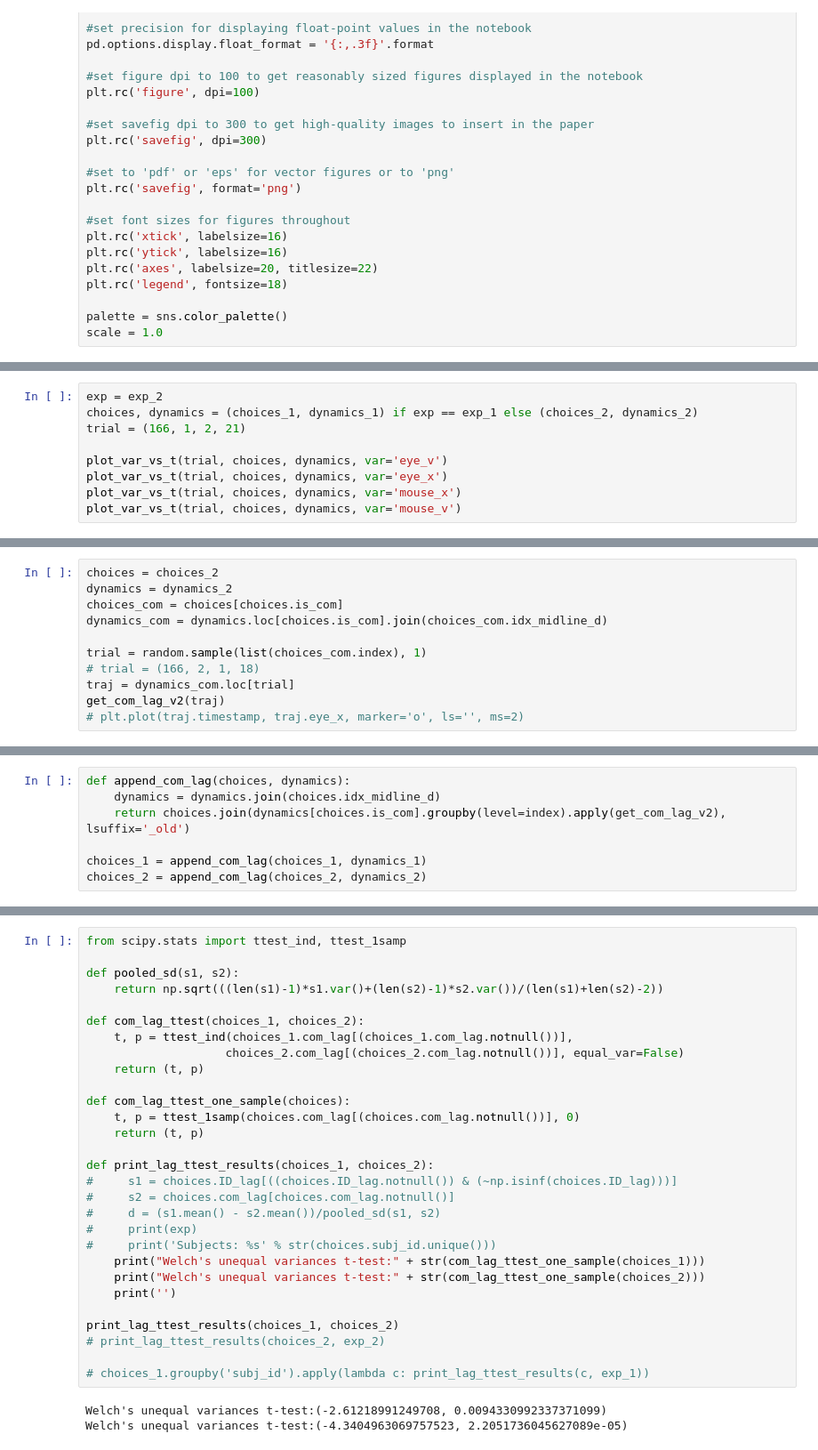
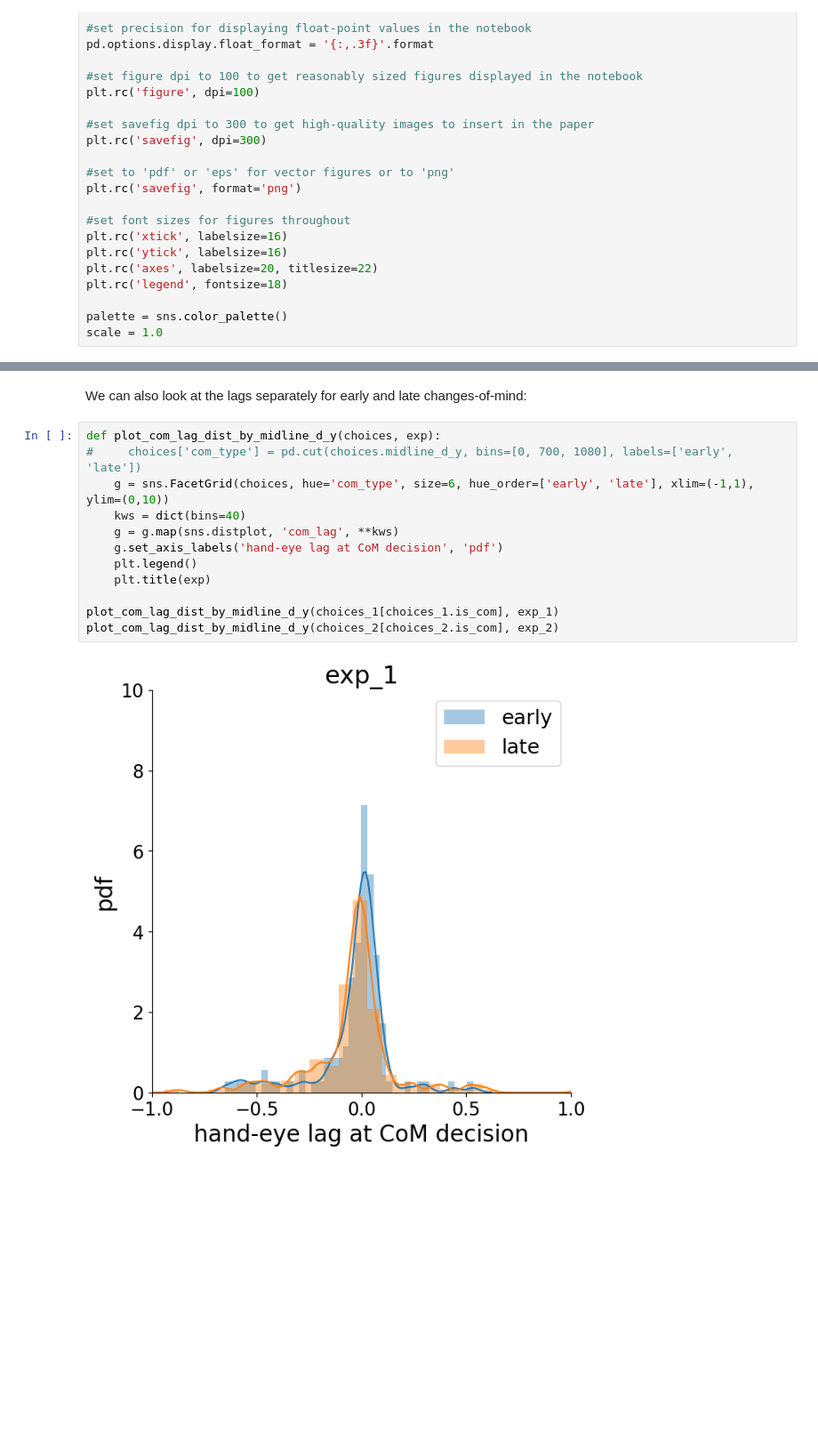
Before and after one commit to cherepaha/eyehandrdk, a Jupyter notebook: eye_hand_lags.ipynb, the cells around one changed output, grey strips where cells are left out. Shown at 89% size. Saved outputs shown, nothing was run; the diff lists cells and outputs as text; blank space fills up the shorter version.

```diff
--- a/eye_hand_lags.ipynb
+++ b/eye_hand_lags.ipynb
@@ -206,9 +40,0 @@ Three strategies to deal with this:
-# %%
-exp = exp_2
-choices, dynamics = (choices_1, dynamics_1) if exp == exp_1 else (choices_2, dynamics_2)
-trial = (166, 1, 2, 21)
-
-plot_var_vs_t(trial, choices, dynamics, var='eye_v')
-plot_var_vs_t(trial, choices, dynamics, var='eye_x')
-plot_var_vs_t(trial, choices, dynamics, var='mouse_x')
-plot_var_vs_t(trial, choices, dynamics, var='mouse_v')
@@ -398,11 +74,0 @@ def get_com_lag_v2(trajectory):
-# %%
-choices = choices_2
-dynamics = dynamics_2
-choices_com = choices[choices.is_com]
-dynamics_com = dynamics.loc[choices.is_com].join(choices_com.idx_midline_d)
-
-trial = random.sample(list(choices_com.index), 1)
-# trial = (166, 2, 1, 18)
-traj = dynamics_com.loc[trial]
-get_com_lag_v2(traj)
-# plt.plot(traj.timestamp, traj.eye_x, marker='o', ls='', ms=2)
@@ -417,7 +74,0 @@ dtype: float64
-# %%
-def append_com_lag(choices, dynamics):
-    dynamics = dynamics.join(choices.idx_midline_d)
-    return choices.join(dynamics[choices.is_com].groupby(level=index).apply(get_com_lag_v2), lsuffix='_old')
-
-choices_1 = append_com_lag(choices_1, dynamics_1)
-choices_2 = append_com_lag(choices_2, dynamics_2)
@@ -461,32 +75,16 @@ print(choices_1[choices_1.com_lag>-0.6].com_lag.mean())
-# %%
-from scipy.stats import ttest_ind, ttest_1samp
-
-def pooled_sd(s1, s2):
-    return np.sqrt(((len(s1)-1)*s1.var()+(len(s2)-1)*s2.var())/(len(s1)+len(s2)-2))
-
-def com_lag_ttest(choices_1, choices_2):
-    t, p = ttest_ind(choices_1.com_lag[(choices_1.com_lag.notnull())],
-                    choices_2.com_lag[(choices_2.com_lag.notnull())], equal_var=False)
-    return (t, p)
-
-def com_lag_ttest_one_sample(choices):
-    t, p = ttest_1samp(choices.com_lag[(choices.com_lag.notnull())], 0)
-    return (t, p)
-
-def print_lag_ttest_results(choices_1, choices_2):
-#     s1 = choices.ID_lag[((choices.ID_lag.notnull()) & (~np.isinf(choices.ID_lag)))]
-#     s2 = choices.com_lag[choices.com_lag.notnull()]
-#     d = (s1.mean() - s2.mean())/pooled_sd(s1, s2)
-#     print(exp)
-#     print('Subjects: %s' % str(choices.subj_id.unique()))
-    print("Welch's unequal variances t-test:" + str(com_lag_ttest_one_sample(choices_1)))
-    print("Welch's unequal variances t-test:" + str(com_lag_ttest_one_sample(choices_2)))
-    print('')
-
-print_lag_ttest_results(choices_1, choices_2)
-# print_lag_ttest_results(choices_2, exp_2)
-
-# choices_1.groupby('subj_id').apply(lambda c: print_lag_ttest_results(c, exp_1))
-# %% [output]
-Welch's unequal variances t-test:(-2.61218991249708, 0.0094330992337371099)
-Welch's unequal variances t-test:(-4.3404963069757523, 2.2051736045627089e-05)
+# %% [markdown]
+We can also look at the lags separately for early and late changes-of-mind:
+# %%
+def plot_com_lag_dist_by_midline_d_y(choices, exp):
+#     choices['com_type'] = pd.cut(choices.midline_d_y, bins=[0, 700, 1080], labels=['early', 'late'])
+    g = sns.FacetGrid(choices, hue='com_type', size=6, hue_order=['early', 'late'], xlim=(-1,1), ylim=(0,10))
+    kws = dict(bins=40)
+    g = g.map(sns.distplot, 'com_lag', **kws)
+    g.set_axis_labels('hand-eye lag at CoM decision', 'pdf')
+    plt.legend()
+    plt.title(exp)
+
+plot_com_lag_dist_by_midline_d_y(choices_1[choices_1.is_com], exp_1)
+plot_com_lag_dist_by_midline_d_y(choices_2[choices_2.is_com], exp_2)
+# %% [output]
+[figure, added]
```
Also changed, not shown: parts of 21 cells of this notebook, 3 other files.
